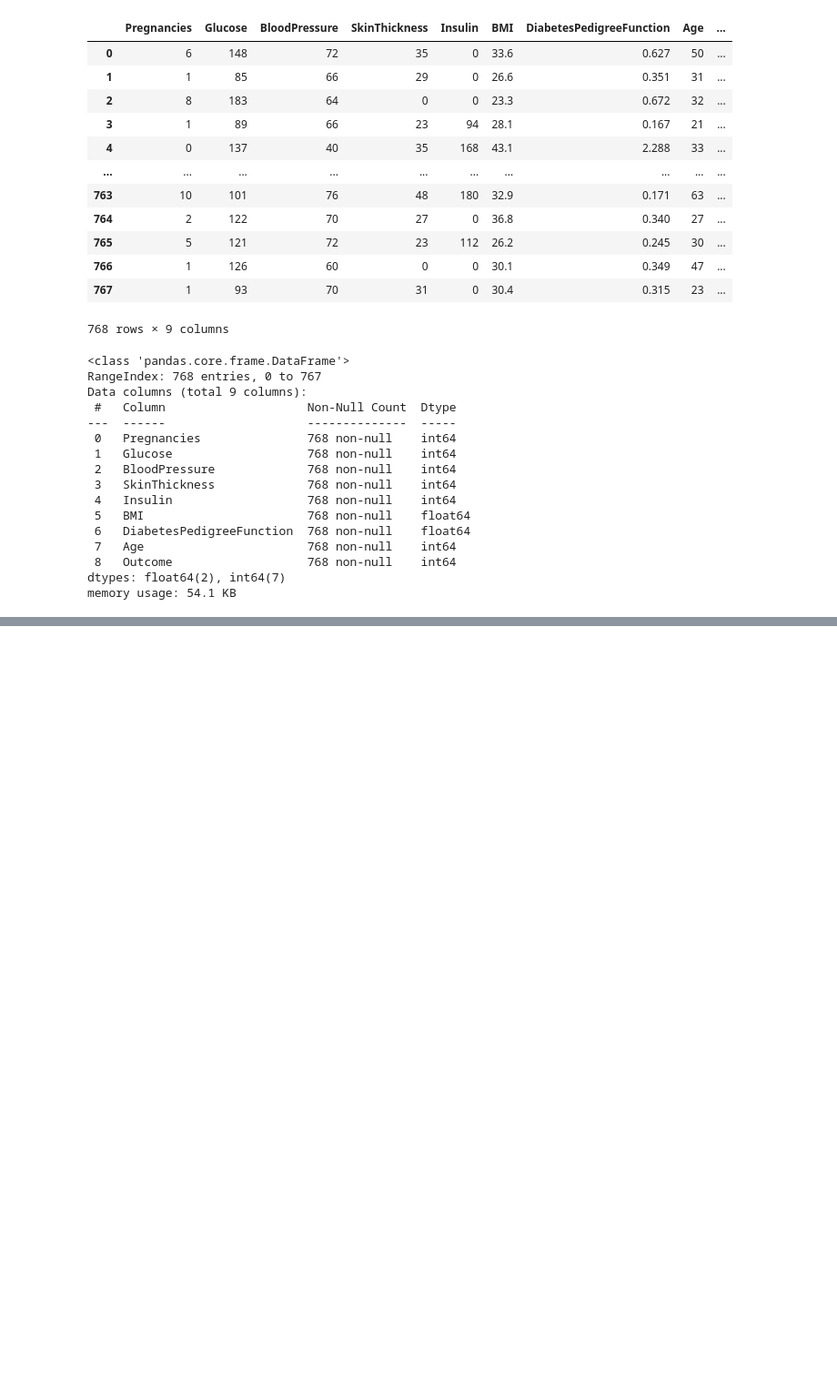
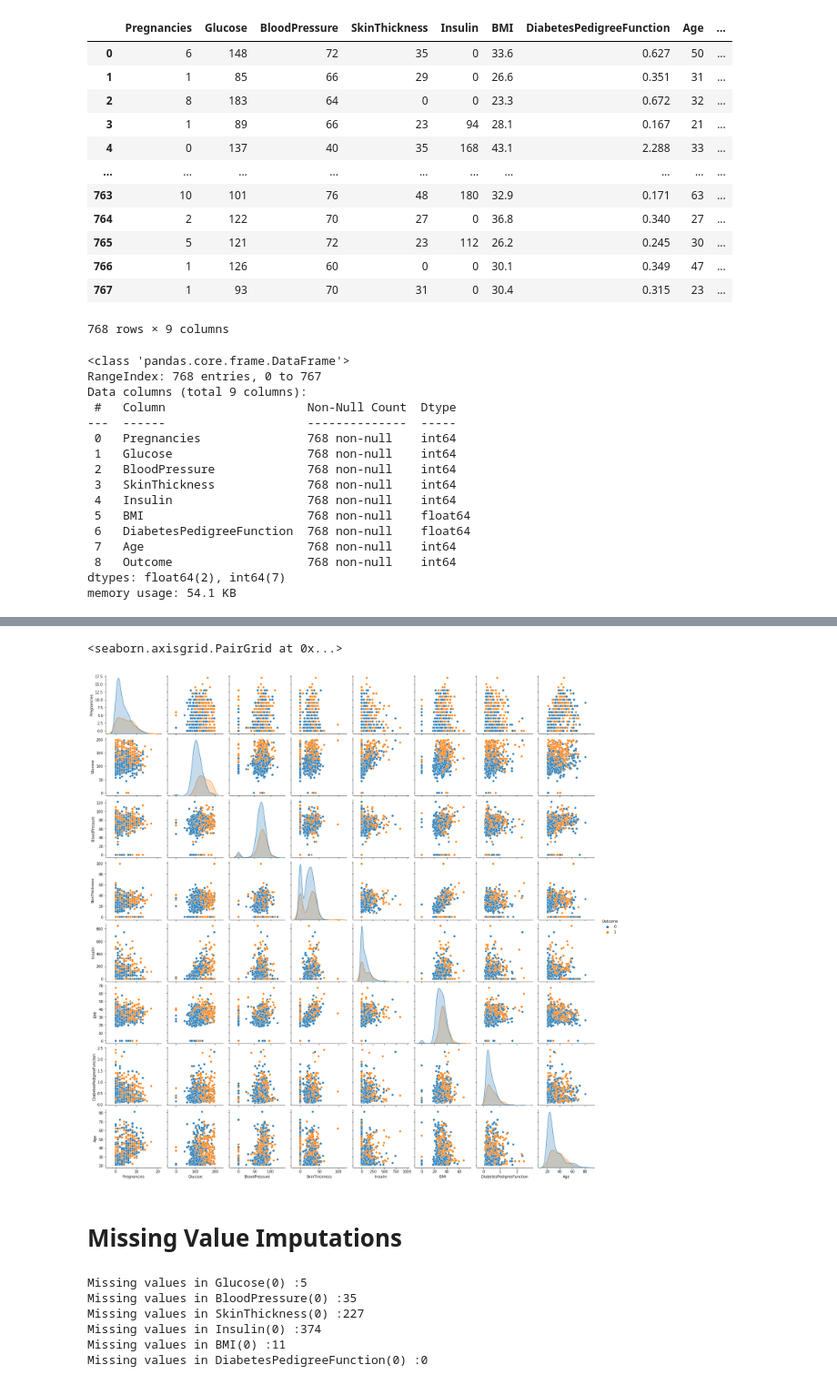
Before and after one commit to abhayajith19/pima_indian_diabetes, a Jupyter notebook: Pima_Indians_Diabetes.ipynb, the cells around one changed output, grey strips where cells are left out. Shown at 91% size. Cells and saved outputs as stored; diff of their text form; code cells hidden in the pictures; blank space fills up the shorter version.

```diff
--- a/Pima_Indians_Diabetes.ipynb
+++ b/Pima_Indians_Diabetes.ipynb
@@ -189,0 +114,23 @@ dtype: int64
+# %%
+# pairplot using sns
+
+sns.pairplot(df,hue="Outcome")
+# %% [output]
+<seaborn.axisgrid.PairGrid at 0x...>
+[figure, added]
+# %% [markdown]
+# Missing Value Imputations
+# %%
+print("Missing values in Glucose(0) :"+str(df[df["Glucose"]==0].shape[0]))
+print("Missing values in BloodPressure(0) :"+str(df[df["BloodPressure"]==0].shape[0]))
+print("Missing values in SkinThickness(0) :"+str(df[df["SkinThickness"]==0].shape[0]))
+print("Missing values in Insulin(0) :"+str(df[df["Insulin"]==0].shape[0]))
+print("Missing values in BMI(0) :"+str(df[df["BMI"]==0].shape[0]))
+print("Missing values in DiabetesPedigreeFunction(0) :"+str(df[df["DiabetesPedigreeFunction"]==0].shape[0]))
+# %% [output]
+Missing values in Glucose(0) :5
+Missing values in BloodPressure(0) :35
+Missing values in SkinThickness(0) :227
+Missing values in Insulin(0) :374
+Missing values in BMI(0) :11
+Missing values in DiabetesPedigreeFunction(0) :0
```
Also changed, not shown: parts of 50 cells of this notebook.
